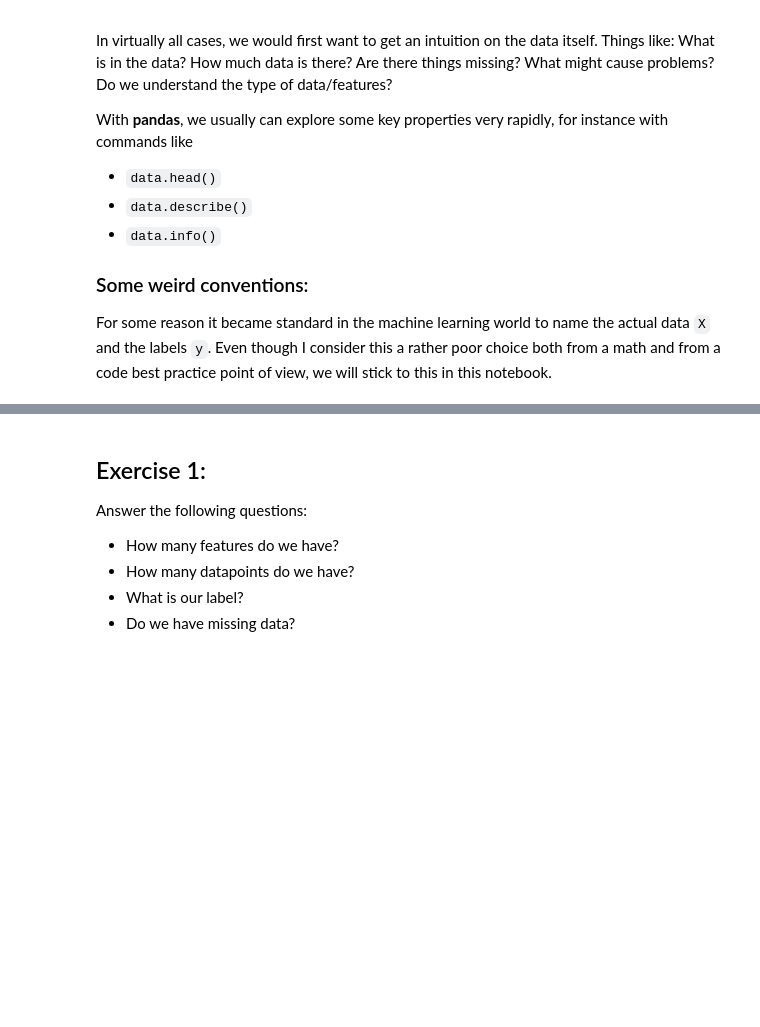
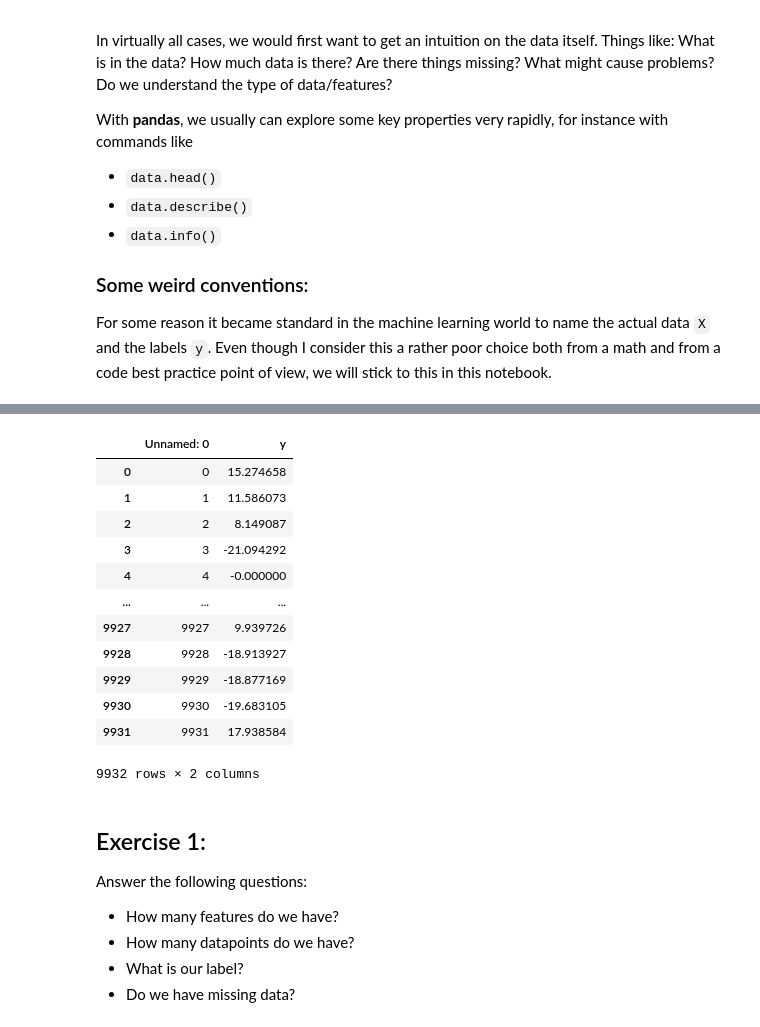
Before and after one commit to Knerten0815/ai_for_smart_health, a Jupyter notebook: Notebooks/ai_smart_health_02_decision_trees_template.ipynb, the cells around one changed output, grey strips where cells are left out. Drawn from its saved outputs; the diff is of its cells as text; code cells hidden in the pictures; blank space fills up the shorter version.

```diff
--- a/Notebooks/ai_smart_health_02_decision_trees_template.ipynb
+++ b/Notebooks/ai_smart_health_02_decision_trees_template.ipynb
@@ -80,5 +98,19 @@ X.head()
 # %%
-y.head()
+y
+# %% [output]
+|  | Unnamed: 0 | y |
+| 0 | 0 | 15.274658 |
+| 1 | 1 | 11.586073 |
+| 2 | 2 | 8.149087 |
+| 3 | 3 | -21.094292 |
+| 4 | 4 | -0.000000 |
+| ... | ... | ... |
+| 9927 | 9927 | 9.939726 |
+| 9928 | 9928 | -18.913927 |
+| 9929 | 9929 | -18.877169 |
+| 9930 | 9930 | -19.683105 |
+| 9931 | 9931 | 17.938584 |
+9932 rows × 2 columns
 # %% [markdown]
 <a name='ex1'></a>
 ## Exercise 1:
```
Also changed, not shown: parts of 21 cells of this notebook.
